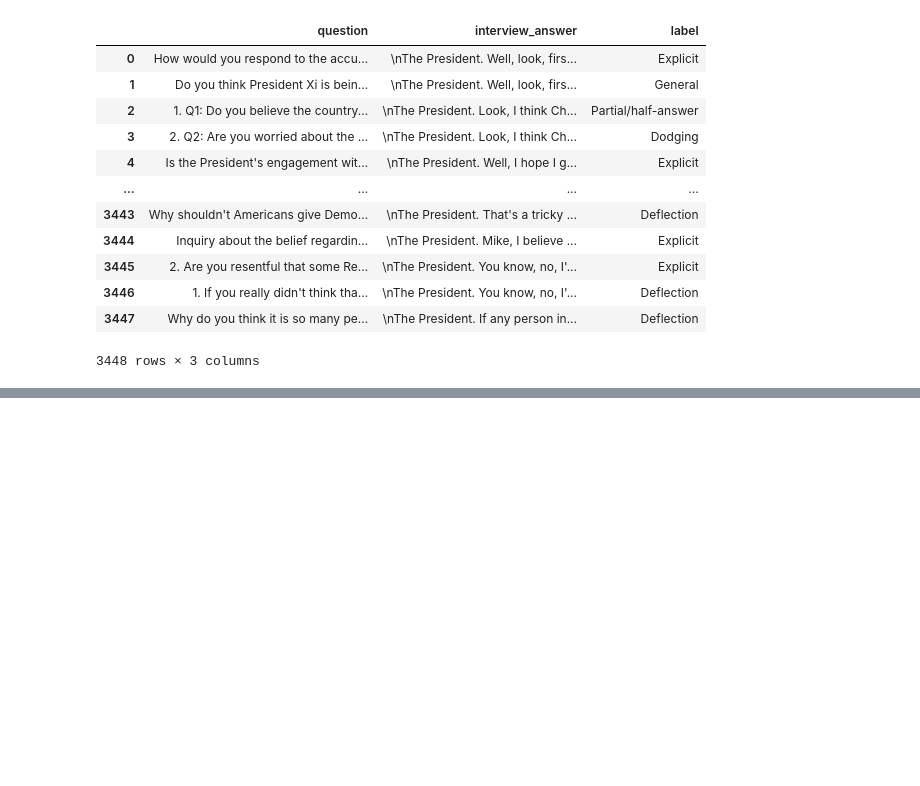
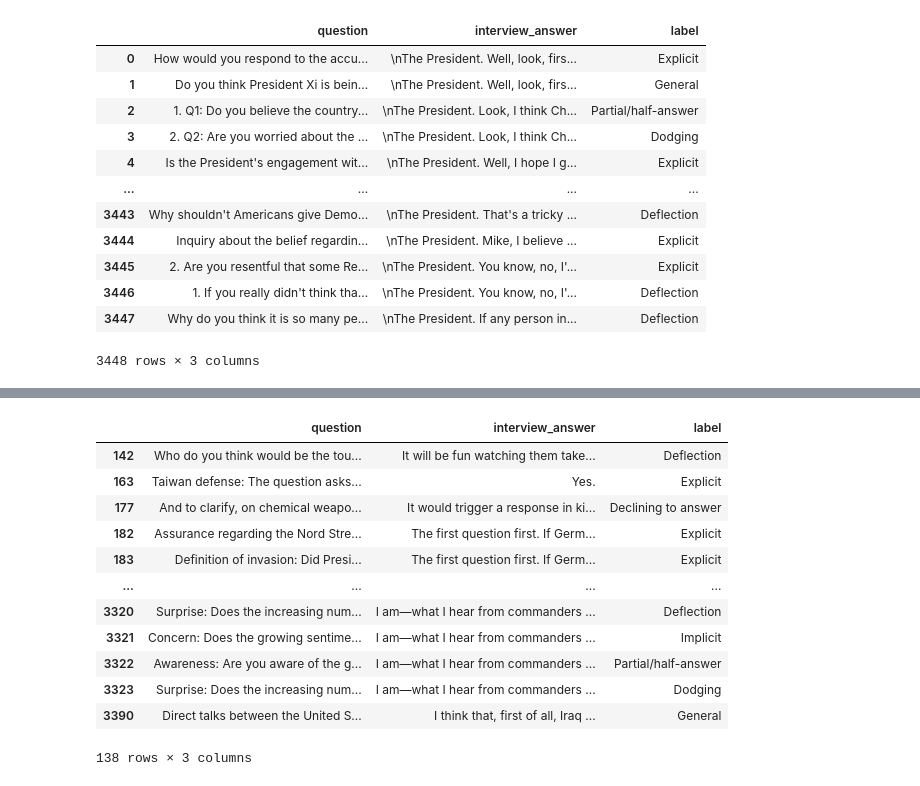
Before and after one commit to Kontilenia/thesis, a Jupyter notebook: data_cleaning.ipynb, the cells around one changed output, grey strips where cells are left out. Cells and saved outputs as stored; diff of their text form; code cells hidden in the pictures; blank space fills up the shorter version.

```diff
--- a/data_cleaning.ipynb
+++ b/data_cleaning.ipynb
@@ -111,0 +109,17 @@ df_train
+# %%
+filtered_desc_df = df_train[df_train['question'].str.contains(r'^[^:]+: [^:]+$')]
+filtered_desc_df
+# %% [output]
+|  | question | interview_answer | label |
+| 142 | Who do you think would be the tou... | It will be fun watching them take... | Deflection |
+| 163 | Taiwan defense: The question asks... | Yes. | Explicit |
+| 177 | And to clarify, on chemical weapo... | It would trigger a response in ki... | Declining to answer |
+| 182 | Assurance regarding the Nord Stre... | The first question first. If Germ... | Explicit |
+| 183 | Definition of invasion: Did Presi... | The first question first. If Germ... | Explicit |
+| ... | ... | ... | ... |
+| 3320 | Surprise: Does the increasing num... | I am—what I hear from commanders ... | Deflection |
+| 3321 | Concern: Does the growing sentime... | I am—what I hear from commanders ... | Implicit |
+| 3322 | Awareness: Are you aware of the g... | I am—what I hear from commanders ... | Partial/half-answer |
+| 3323 | Surprise: Does the increasing num... | I am—what I hear from commanders ... | Dodging |
+| 3390 | Direct talks between the United S... | I think that, first of all, Iraq ... | General |
+138 rows × 3 columns
```
Also changed, not shown: parts of 12 cells of this notebook.
